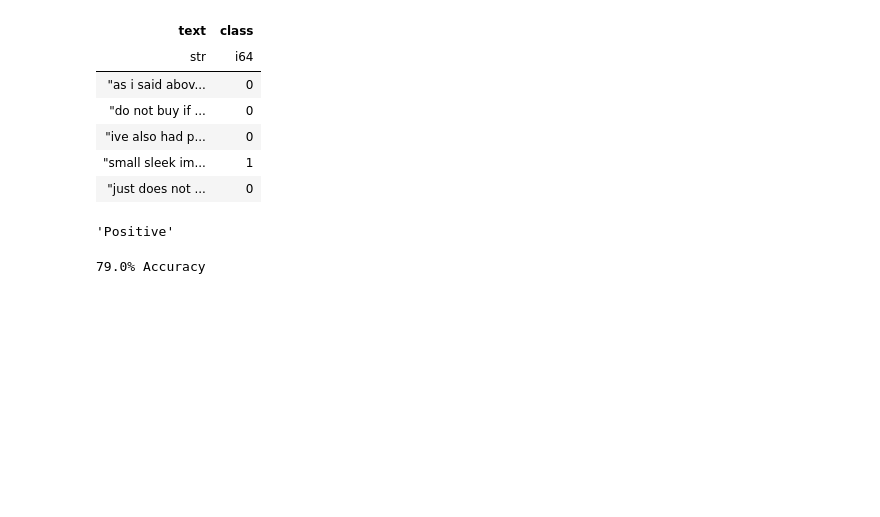
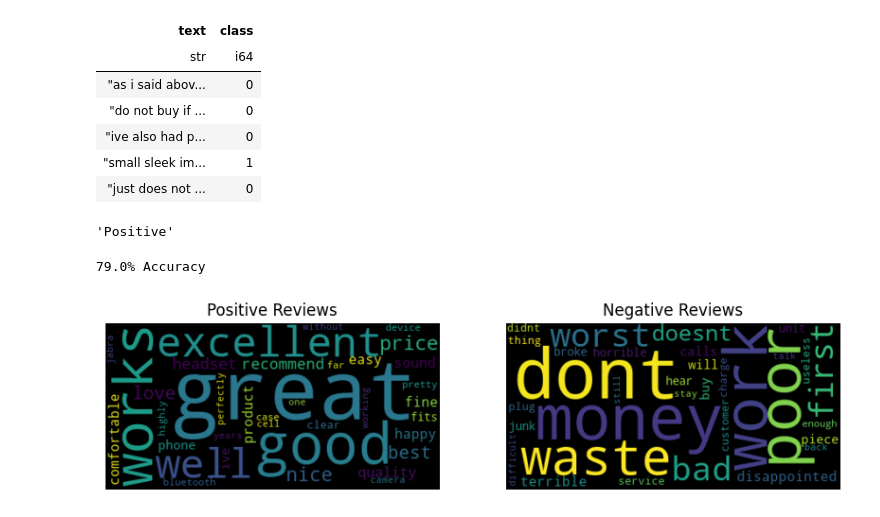
Before and after one commit to sbracellari/csi-6160, a Jupyter notebook: hw2.ipynb, the cells around one changed output. Saved outputs shown, nothing was run; the diff lists cells and outputs as text; code cells hidden in the pictures; blank space fills up the shorter version.

Commit message:
add wordclouds hw2

```diff
--- a/hw2.ipynb
+++ b/hw2.ipynb
@@ -82,3 +82,29 @@ def validation_acc(test_df, cats):
 validation_acc(df_test, cats)
 # %% [output]
 79.0% Accuracy
+# %%
+from wordcloud import WordCloud
+import matplotlib.pyplot as plt
+
+cats = build_categories(df)
+neg, pos = cats
+
+def cloud_prep(cat: dict[str, float], comparison: dict[str, float]):
+    parsed = {}
+    for key in cat.table:
+        freq = cat.table.get(key, 0) - comparison.table.get(key, 0)
+        if freq > 5: parsed[key] = freq
+    return ''.join([(key+' ')*parsed[key] for key in parsed])
+
+pos_cloud, neg_cloud = cloud_prep(pos, neg), cloud_prep(neg, pos)
+
+fig, axs = plt.subplots(1, 2, figsize=(10, 15))
+clouds, titles = [pos_cloud, neg_cloud], ['Positive Reviews', 'Negative Reviews']
+
+for i, (cloud, title) in enumerate(zip(clouds, titles)):
+    wordcloud = WordCloud(collocations=False).generate(cloud)
+    axs[i].set_title(title)
+    axs[i].axis('off')
+    axs[i].imshow(wordcloud, interpolation='bilinear')
+# %% [output]
+[figure, added]
```
